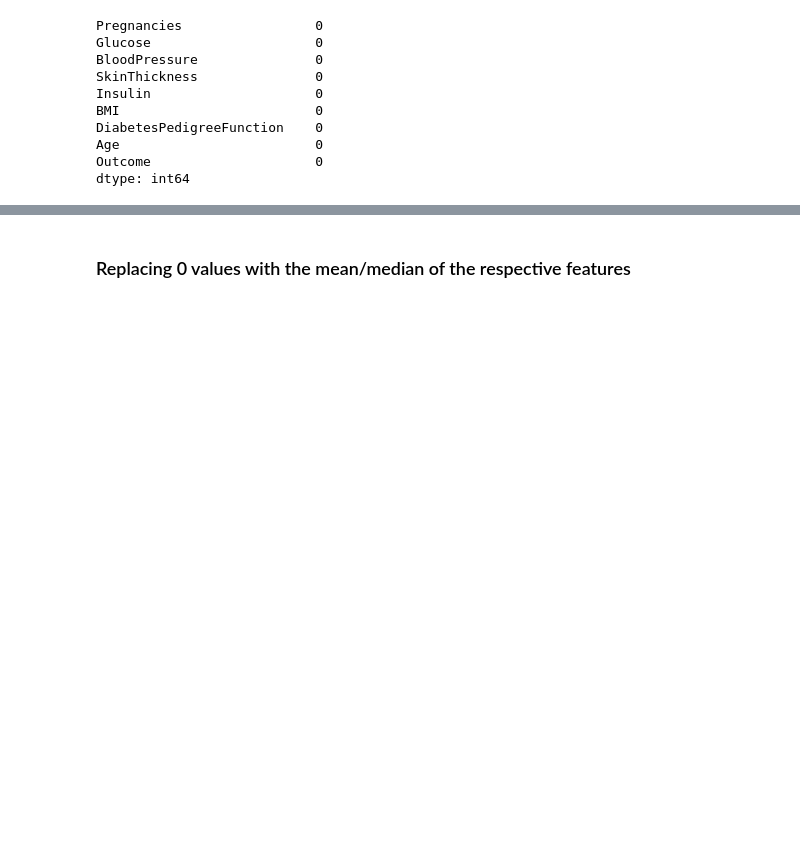
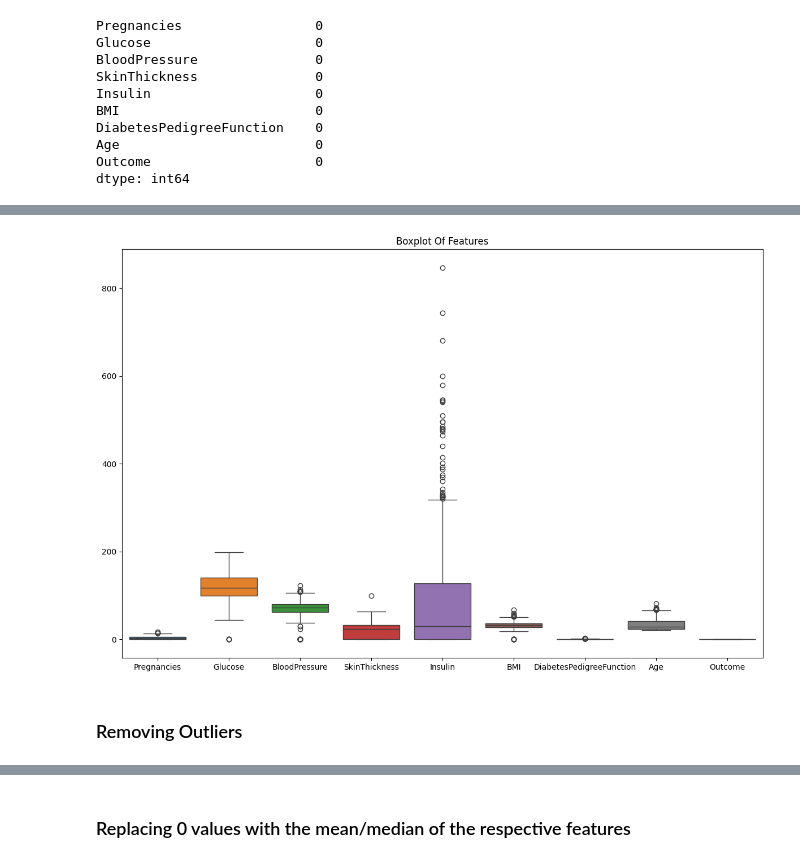
Before and after one commit to CodeByD3v/ML-Experiments, a Jupyter notebook: Diabetes Prediction/notebook/diabetes-prediction-model.ipynb, the cells around one changed output, grey strips where cells are left out. Saved outputs shown, nothing was run; the diff lists cells and outputs as text; code cells hidden in the pictures; blank space fills up the shorter version.

```diff
--- a/Diabetes Prediction/notebook/diabetes-prediction-model.ipynb
+++ b/Diabetes Prediction/notebook/diabetes-prediction-model.ipynb
@@ -59,3 +70,12 @@ df.describe()
 | 50% | 3.000000 | 117.000000 | 72.000000 | 23.000000 | 30.500000 | 32.000000 | 0.372500 | 29.000000 | ... |
 | 75% | 6.000000 | 140.250000 | 80.000000 | 32.000000 | 127.250000 | 36.600000 | 0.626250 | 41.000000 | ... |
 | max | 17.000000 | 199.000000 | 122.000000 | 99.000000 | 846.000000 | 67.100000 | 2.420000 | 81.000000 | ... |
+# %%
+plt.figure(figsize = (12 , 8))
+sns.boxplot(data = df)
+plt.title("Boxplot Of Features")
+plt.tight_layout()
+# %% [output]
+[figure, added]
+# %% [markdown]
+### Removing Outliers
```
Also changed, not shown: parts of 22 cells of this notebook.
